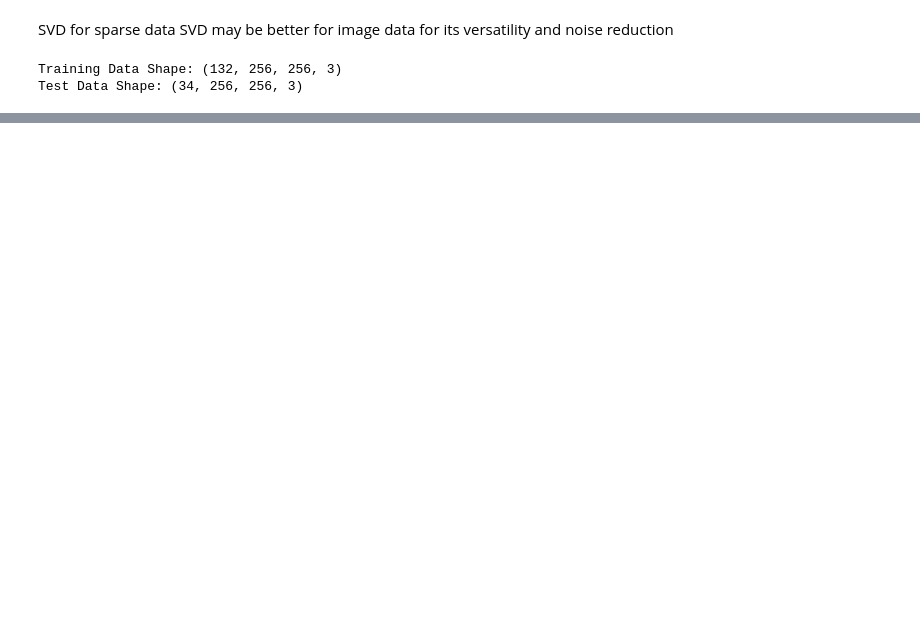
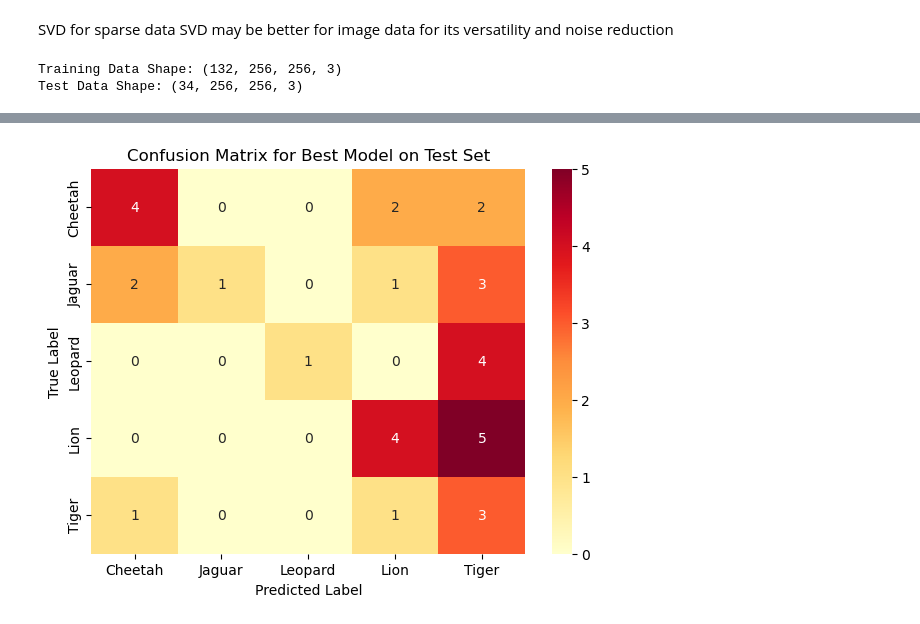
Before and after one commit to xenia-d/Pattern-Recognition-Gr7, a Jupyter notebook: Assignment-2/image_classification.ipynb, the cells around one changed output, grey strips where cells are left out. Saved outputs shown, nothing was run; the diff lists cells and outputs as text; code cells hidden in the pictures; blank space fills up the shorter version.

```diff
--- a/Assignment-2/image_classification.ipynb
+++ b/Assignment-2/image_classification.ipynb
@@ -346,0 +456,16 @@ best_sift_decision_model = best_sift_decision_tree[5]['best model']
+# %%
+y_pred_test = best_model.predict(X_test)
+conf_matrix = confusion_matrix(y_test, y_pred_test)
+
+# Plot the confusion matrix
+plt.figure(figsize=(7, 5))
+sns.heatmap(conf_matrix, annot=True, fmt='d', cmap='YlOrRd',
+            xticklabels=[class_names[i] for i in range(len(class_names))],
+            yticklabels=[class_names[i] for i in range(len(class_names))])
+plt.xlabel("Predicted Label")
+plt.ylabel("True Label")
+plt.title("Confusion Matrix for Best Model on Test Set")
+plt.savefig("figures/8020best_model_confusion_matrix.pdf", format="pdf", bbox_inches='tight', pad_inches=0)
+plt.show()
+# %% [output]
+[figure, added]
```
Also changed, not shown: parts of 6 cells of this notebook, 24 other files.
